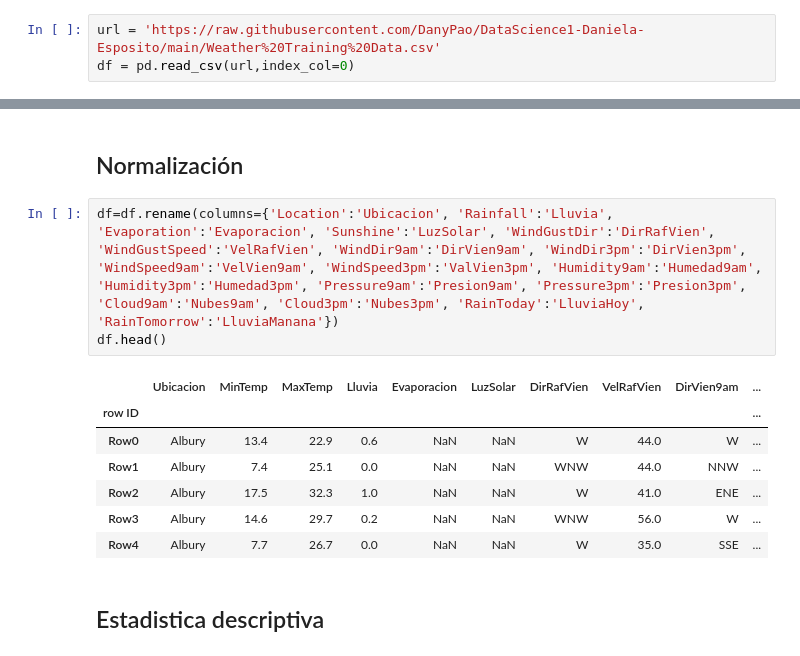
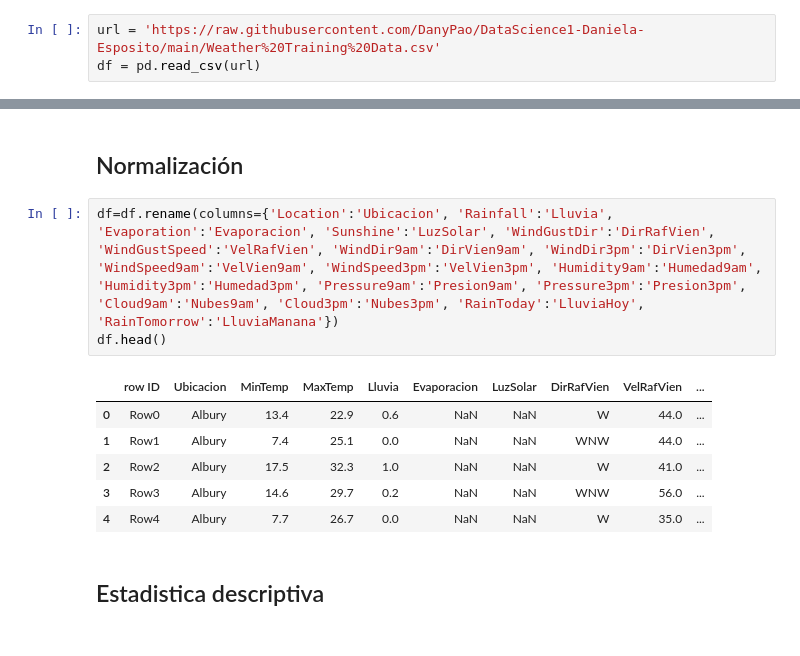
Before and after one commit to DanyPao/DataScience1-Daniela-Esposito, a Jupyter notebook: Visualizacion_Daniela_Esposito.ipynb, the cells around one changed output, grey strips where cells are left out. Cells and saved outputs as stored; diff of their text form.

```diff
--- a/Visualizacion_Daniela_Esposito.ipynb
+++ b/Visualizacion_Daniela_Esposito.ipynb
@@ -25,7 +27,7 @@ sns.set_theme(style='darkgrid',palette='husl')
 ## Carga de datos
 # %%
 url = 'https://raw.githubusercontent.com/DanyPao/DataScience1-Daniela-Esposito/main/Weather%20Training%20Data.csv'
-df = pd.read_csv(url,index_col=0)
+df = pd.read_csv(url)
 # %%
 df.head()
 # %% [output]
@@ -85,16 +86,15 @@ LluviaManana - Si mañana llueve, entonces 1 (Sí). Si mañana no llueve entonce
 # %% [markdown]
 ## Normalización
 # %%
-df=df.rename(columns={'Location':'Ubicacion', 'Rainfall':'Lluvia', 'Evaporation':'Evaporacion', 'Sunshine':'LuzSolar', 'WindGustDir':'DirRafVien', 'WindGustSpeed':'VelRafVien', 'WindDir9am':'DirVien9am', 'WindDir3pm':'DirVien3pm', 'WindSpeed9am':'VelVien9am', 'WindSpeed3pm':'ValVien3pm', 'Humidity9am':'Humedad9am', 'Humidity3pm':'Humedad3pm', 'Pressure9am':'Presion9am', 'Pressure3pm':'Presion3pm', 'Cloud9am':'Nubes9am', 'Cloud3pm':'Nubes3pm', 'RainToday':'LluviaHoy', 'RainTomorrow':'LluviaManana'})
+df=df.rename(columns={'Location':'Ubicacion', 'Rainfall':'Lluvia', 'Evaporation':'Evaporacion', 'Sunshine':'LuzSolar', 'WindGustDir':'DirRafVien', 'WindGustSpeed':'VelRafVien', 'WindDir9am':'DirVien9am', 'WindDir3pm':'DirVien3pm', 'WindSpeed9am':'VelVien9am', 'WindSpeed3pm':'VelVien3pm', 'Humidity9am':'Humedad9am', 'Humidity3pm':'Humedad3pm', 'Pressure9am':'Presion9am', 'Pressure3pm':'Presion3pm', 'Cloud9am':'Nubes9am', 'Cloud3pm':'Nubes3pm', 'RainToday':'LluviaHoy', 'RainTomorrow':'LluviaManana'})
 df.head()
 # %% [output]
-|  | Ubicacion | MinTemp | MaxTemp | Lluvia | Evaporacion | LuzSolar | DirRafVien | VelRafVien | DirVien9am | ... |
-| row ID |  |  |  |  |  |  |  |  |  | ... |
-| Row0 | Albury | 13.4 | 22.9 | 0.6 | NaN | NaN | W | 44.0 | W | ... |
-| Row1 | Albury | 7.4 | 25.1 | 0.0 | NaN | NaN | WNW | 44.0 | NNW | ... |
-| Row2 | Albury | 17.5 | 32.3 | 1.0 | NaN | NaN | W | 41.0 | ENE | ... |
-| Row3 | Albury | 14.6 | 29.7 | 0.2 | NaN | NaN | WNW | 56.0 | W | ... |
-| Row4 | Albury | 7.7 | 26.7 | 0.0 | NaN | NaN | W | 35.0 | SSE | ... |
+|  | row ID | Ubicacion | MinTemp | MaxTemp | Lluvia | Evaporacion | LuzSolar | DirRafVien | VelRafVien | ... |
+| 0 | Row0 | Albury | 13.4 | 22.9 | 0.6 | NaN | NaN | W | 44.0 | ... |
+| 1 | Row1 | Albury | 7.4 | 25.1 | 0.0 | NaN | NaN | WNW | 44.0 | ... |
+| 2 | Row2 | Albury | 17.5 | 32.3 | 1.0 | NaN | NaN | W | 41.0 | ... |
+| 3 | Row3 | Albury | 14.6 | 29.7 | 0.2 | NaN | NaN | WNW | 56.0 | ... |
+| 4 | Row4 | Albury | 7.7 | 26.7 | 0.0 | NaN | NaN | W | 35.0 | ... |
 # %% [markdown]
 ## Estadistica descriptiva
 # %%
```
Also changed, not shown: parts of 18 cells of this notebook.
